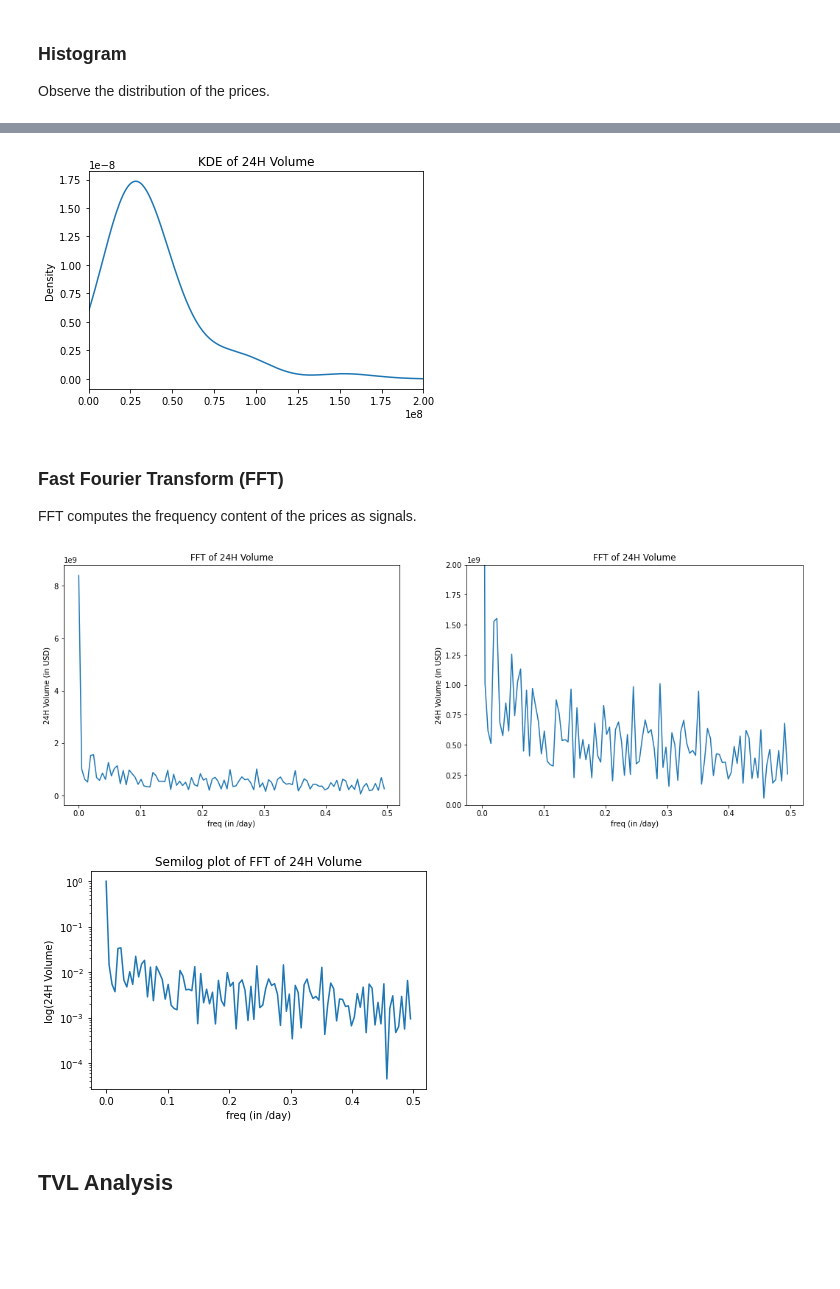
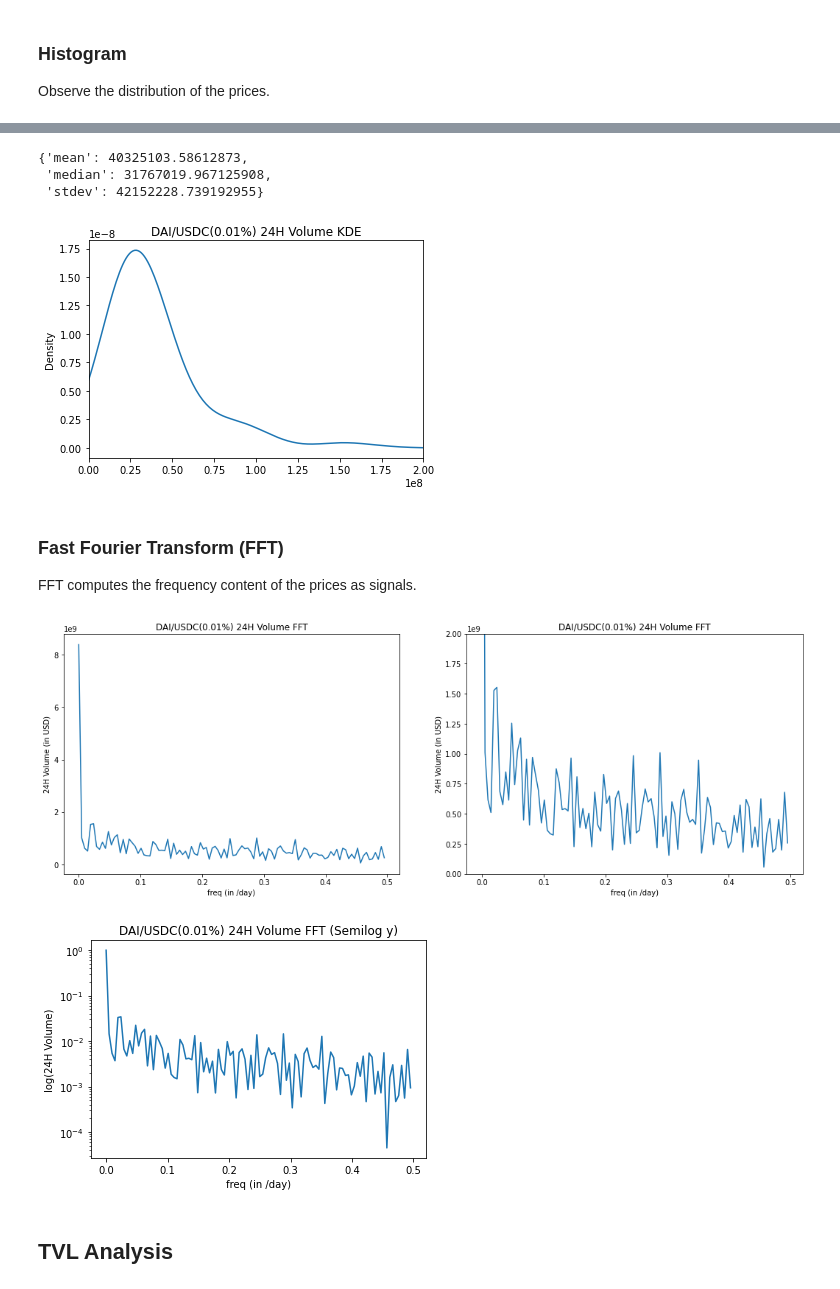
Before and after one commit to StardustLID/eth-uniswap-prelim-analysis, a Jupyter notebook: chart_data.ipynb, the cells around one changed output, grey strips where cells are left out. Saved outputs shown, nothing was run; the diff lists cells and outputs as text; code cells hidden in the pictures; blank space fills up the shorter version.

Commit message:
read top TVL pools, allow refetch, improve plot titles

```diff
--- a/chart_data.ipynb
+++ b/chart_data.ipynb
@@ -18,3 +122,9 @@ uniswap_v3_subgraph_url = "https://api.thegraph.com/subgraphs/name/uniswap/unisw
+# %%
+def poolkey2str(token0: str, token1: str, fee_tier: int) -> str:
+    return token_symbols[token0] + "/" + token_symbols[token1] + "(" + str(fee_tier / 10000) + "%)"
+# %%
+pool = top_pools_df.iloc[1]
+pool_name = poolkey2str(pool["token0"], pool["token1"], pool["feeTier"])
 # %% [markdown]
 ### Replicating the Info Page
 We perform the following two queries over 1000 days (at most):
@@ -89,7 +195,10 @@ with open('poolDayDatas.json', 'r') as file:
     pool_day_datas = json.load(file)
 
 # parse dict as df
-df = pd.DataFrame.from_dict(pool_day_datas["poolDayDatas"])
+df = pd.DataFrame.from_dict(pool_day_datas["poolDayDatas"]).astype({
+    "volumeUSD": np.float64,
+    "tvlUSD": np.float64
+})
 
 # Note: there is no need to analyze fees separately,
 # as it is a fixed proportion of the pool's trade volume
@@ -119,14 +228,9 @@ memory usage: 5.0+ KB
 # %%
 # set column types
-
 # ["date"]: int -> date (in "YYYY-MM-DD")
 df["timestamp"] = df["date"] # keep timestamp in a new col
 df["date"] = df["date"].map(dt.date.fromtimestamp)
 
-# ["volumeUSD", "tvlUSD"]: str -> np.float64
-df["volumeUSD"] = df["volumeUSD"].astype(np.float64)
-df["tvlUSD"] = df["tvlUSD"].astype(np.float64)
-
 df.head()
 # %% [output]
 |  | date | volumeUSD | tvlUSD | timestamp |
@@ -217,11 +321,21 @@ plt.show()
+# %%
+pprint({
+    "mean": df["volumeUSD"].mean(),
+    "median": df["volumeUSD"].median(),
+    "stdev": df["volumeUSD"].std()
+})
+# %% [output]
+{'mean': 40325103.58612873,
+ 'median': 31767019.967125908,
+ 'stdev': 42152228.739192955}
 # %%
 # for reference only, no use now
 df["volumeUSD"].plot.kde()
-plt.title("KDE of 24H Volume")
+plt.title(pool_name + " 24H Volume KDE")
 plt.xlim(0, 2e8)
 plt.show()
 # %% [output]
-[figure, old version]
+[figure, new version]
 # %%
 # TODO: time series / autocorelation
 # TODO: aggregate weekly and daily patterns and look for anomalies (e.g. Friday)
@@ -243,7 +355,7 @@ fig, ax = plt.subplots(figsize=(18, 6))
 # plot 1: 24H volume
 plt.subplot(1, 2, 1)
 plt.plot(freq, Y)
-plt.title("FFT of 24H Volume")
+plt.title(pool_name + " 24H Volume FFT")
 plt.xlabel("freq (in /day)")
 plt.ylabel("24H Volume (in USD)")
 
@@ -251,26 +363,26 @@ plt.ylabel("24H Volume (in USD)")
 plt.subplot(1, 2, 2)
 plt.plot(freq, Y)
 plt.ylim(0, 2e9)
-plt.title("FFT of 24H Volume")
+plt.title(pool_name + " 24H Volume FFT")
 plt.xlabel("freq (in /day)")
 plt.ylabel("24H Volume (in USD)")
 
 plt.show()
 # %% [output]
-[figure, old version]
+[figure, new version]
 # %%
 # get the list of spectrums
 spectrum = Y.real*Y.real + Y.imag*Y.imag
 nspectrum = spectrum / spectrum[0]
 
 # plot nspectrum per frequency, with a semilog scale on nspectrum
 plt.semilogy(freq, nspectrum)
-plt.title("Semilog plot of FFT of 24H Volume")
+plt.title(pool_name + " 24H Volume FFT (Semilog y)")
 plt.xlabel("freq (in /day)")
 plt.ylabel("log(24H Volume)")
 plt.show()
 # %% [output]
-[figure, old version]
+[figure, new version]
 # %% [markdown]
 ## TVL Analysis
 # %%
```
Also changed, not shown: parts of 17 cells of this notebook, 1 other file.
